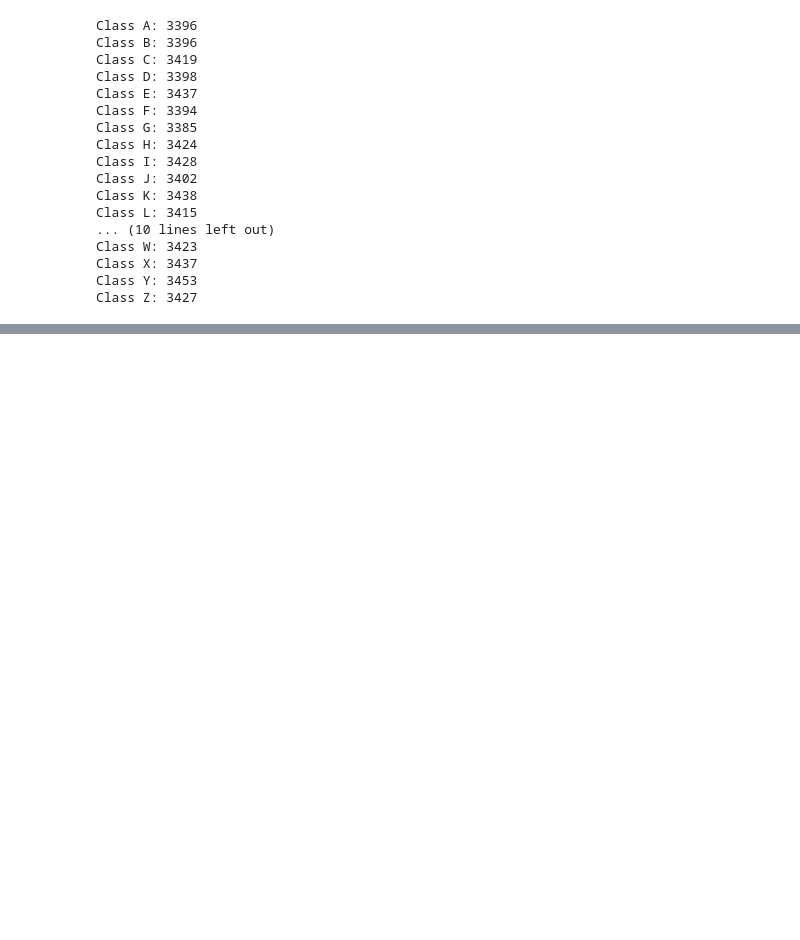
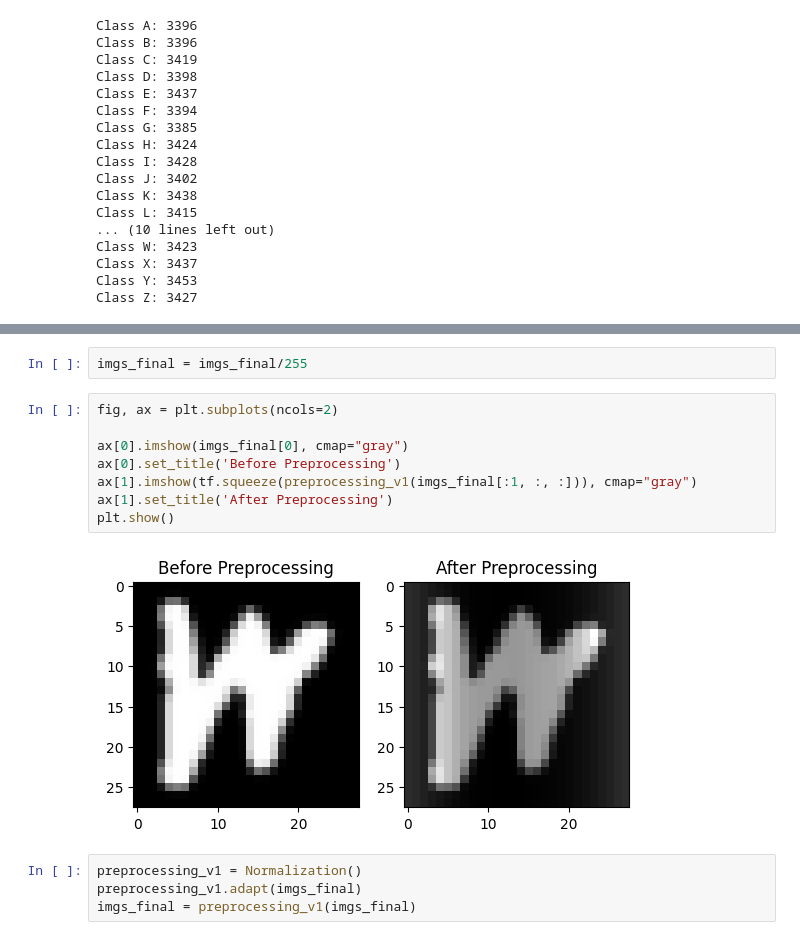
Before and after one commit to TayYikoon/CA2, a Jupyter notebook: DELE_CA2.ipynb, the cells around one changed output, grey strips where cells are left out. Drawn from its saved outputs; the diff is of its cells as text; blank space fills up the shorter version.

```diff
--- a/DELE_CA2.ipynb
+++ b/DELE_CA2.ipynb
@@ -107,0 +123,16 @@ Class Z: 3427
+# %%
+imgs_final = imgs_final/255
+# %%
+fig, ax = plt.subplots(ncols=2)
+
+ax[0].imshow(imgs_final[0], cmap="gray")
+ax[0].set_title('Before Preprocessing')
+ax[1].imshow(tf.squeeze(preprocessing_v1(imgs_final[:1, :, :])), cmap="gray")
+ax[1].set_title('After Preprocessing')
+plt.show()
+# %% [output]
+[figure, added]
+# %%
+preprocessing_v1 = Normalization()
+preprocessing_v1.adapt(imgs_final)
+imgs_final = preprocessing_v1(imgs_final)
```
Also changed, not shown: parts of 12 cells of this notebook.
